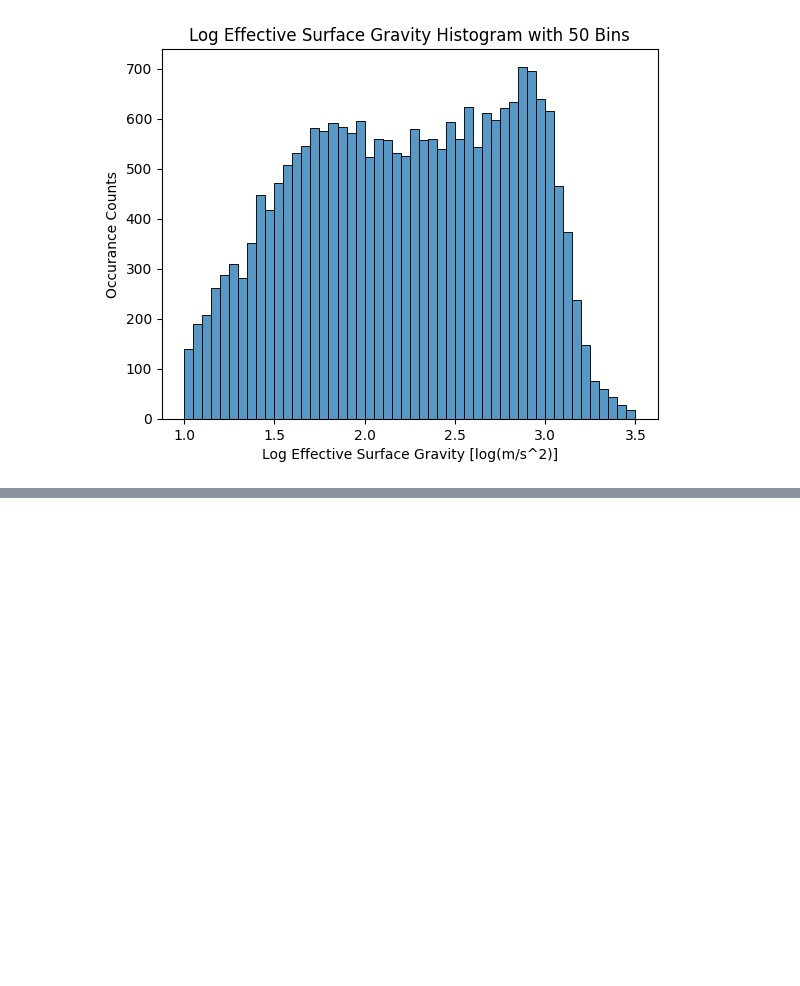
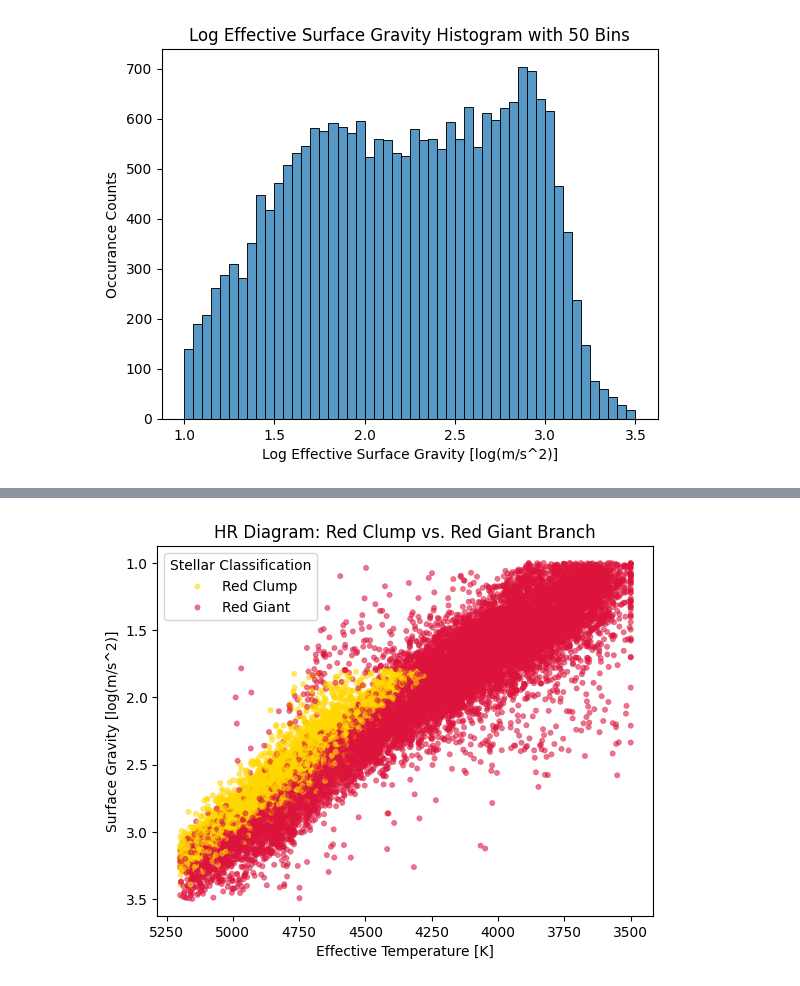
Before and after one commit to hjm46/Red_Giant_Classificaition_ML, a Jupyter notebook: metadata_eda.ipynb, the cells around one changed output, grey strips where cells are left out. Cells and saved outputs as stored; diff of their text form; code cells hidden in the pictures; blank space fills up the shorter version.

```diff
--- a/metadata_eda.ipynb
+++ b/metadata_eda.ipynb
@@ -65,0 +116,33 @@ Text(0, 0.5, 'Occurance Counts')
+# %%
+# using shuffled data for training
+df_shuffled = pd.read_csv("cleaned_data_shuffled.csv")
+
+t_ref = -382.5 * df_shuffled['RV_FEH'] + 4607
+delta_t = df_shuffled['RV_TEFF'] - t_ref
+logg_upper_bound = (0.0018 * delta_t) + 2.5
+
+rc_mask = df_shuffled["RV_LOGG"].between(1.8, logg_upper_bound)
+df_shuffled["Stellar_type"] = np.where(rc_mask, "Red Clump", "Red Giant")
+# %%
+sns.scatterplot(
+    data=df_shuffled,
+    x="RV_TEFF",
+    y="RV_LOGG",
+    hue="Stellar_type",
+    palette={"Red Clump": "#FFD700", "Red Giant": "#DC143C"},
+    s=15,
+    alpha=0.6,
+    edgecolor=None
+)
+
+plt.gca().invert_xaxis()
+plt.gca().invert_yaxis()
+
+plt.title('HR Diagram: Red Clump vs. Red Giant Branch')
+plt.xlabel('Effective Temperature [K]')
+plt.ylabel('Surface Gravity [log(m/s^2)]')
+plt.legend(title='Stellar Classification', loc='upper left')
+
+plt.show()
+# %% [output]
+[figure, added]
```
Also changed, not shown: parts of 5 cells of this notebook, 6 other files.
